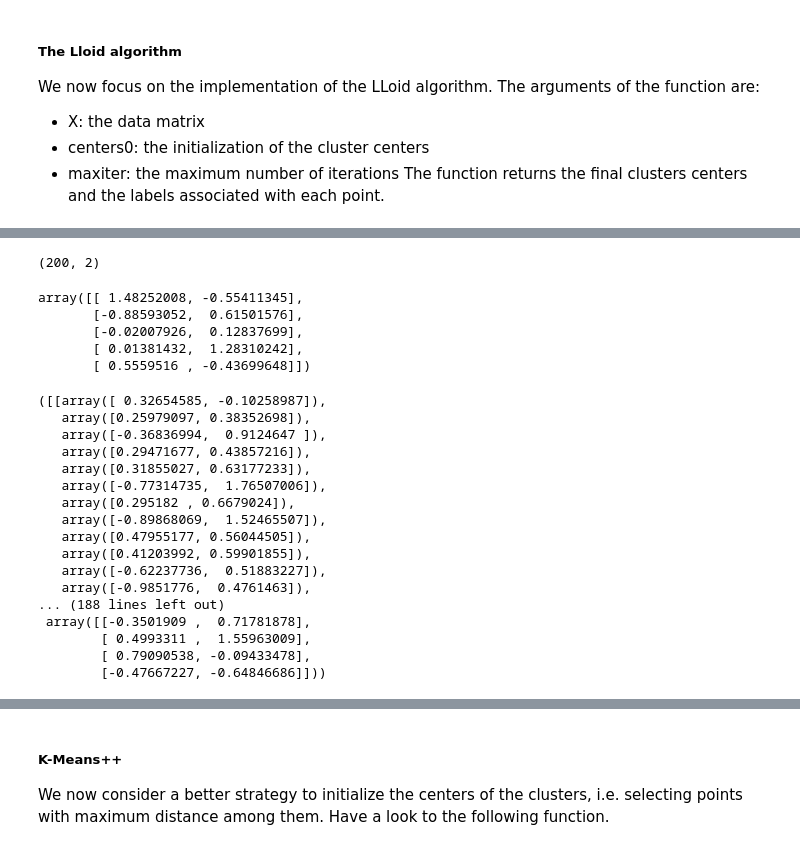
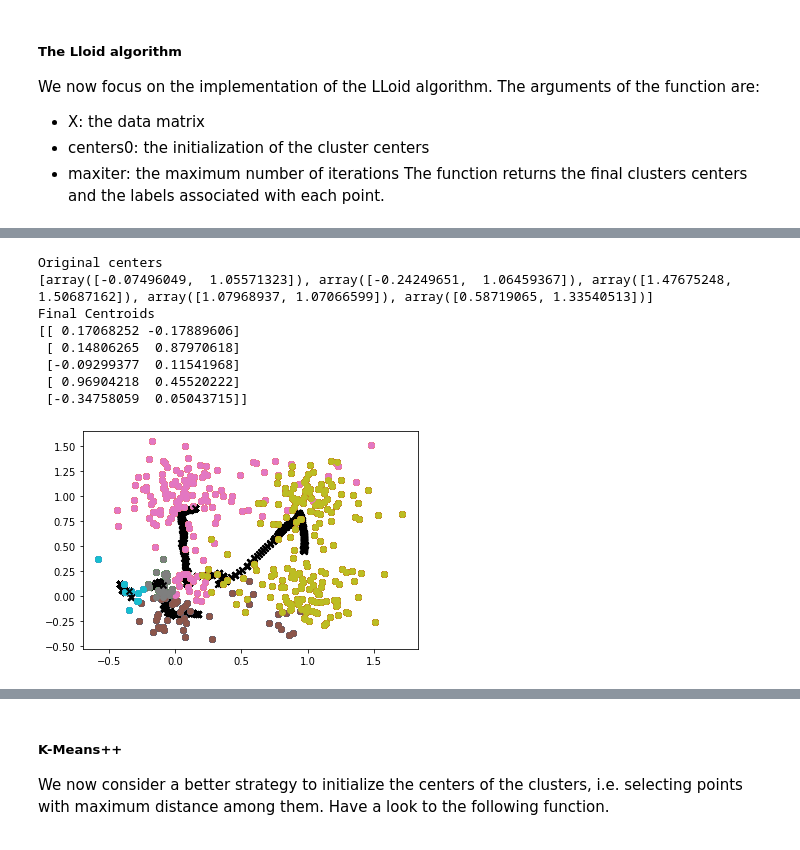
Before and after one commit to mosemb/MachineLearningAssignments, a Jupyter notebook: Lab8_KMeans.ipynb, the cells around one changed output, grey strips where cells are left out. Drawn from its saved outputs; the diff is of its cells as text; code cells hidden in the pictures.

```diff
--- a/Lab8_KMeans.ipynb
+++ b/Lab8_KMeans.ipynb
@@ -125,28 +52,0 @@ NameError: name 'centroids' is not defined
-# %%
-def _get_centroids(clusters,Xtr):
-
-    centroids = np.zeros((len(p), Xtr.shape[1]))
-    for idx, cluster in enumerate(clusters):
-        cluster_mean = np.mean(Xtr[cluster], axis=0)
-        centroids[cluster_idx] = cluster_mean
-    return centroids
-
-def new_centroids(clusters,X):
-    centroids = np.zeros((len(clusters),X.shape[1]))
-    for idx, i in enumerate(clusters):
-        mean_cluster = np.mean(X[i],axis=0)
-        centroids[idx] = mean_cluster
-    return centroids
-# %%
-Xtr.shape
-# %% [output]
-(200, 2)
-# %%
-#_get_centroids(p,Xtr)
-new_centroids(p,Xtr)
-# %% [output]
-array([[ 1.48252008, -0.55411345],
-       [-0.88593052,  0.61501576],
-       [-0.02007926,  0.12837699],
-       [ 0.01381432,  1.28310242],
-       [ 0.5559516 , -0.43699648]])
@@ -201,26 +116,18 @@ def new_centroids(clusters,X):
         mean_cluster = np.mean(X[i],axis=0)
         centroids[idx] = mean_cluster
     return centroids
-# %%
-Lloid(Xtr, 4, 8)
-# %% [output]
-([[array([ 0.32654585, -0.10258987]),
-   array([0.25979097, 0.38352698]),
-   array([-0.36836994,  0.9124647 ]),
-   array([0.29471677, 0.43857216]),
-   array([0.31855027, 0.63177233]),
-   array([-0.77314735,  1.76507006]),
-   array([0.295182 , 0.6679024]),
-   array([-0.89868069,  1.52465507]),
-   array([0.47955177, 0.56044505]),
-   array([0.41203992, 0.59901855]),
-   array([-0.62237736,  0.51883227]),
-   array([-0.9851776,  0.4761463]),
-... (188 lines left out)
- array([[-0.3501909 ,  0.71781878],
-        [ 0.4993311 ,  1.55963009],
-        [ 0.79090538, -0.09433478],
-        [-0.47667227, -0.64846686]]))
+# %%
+data = Lloid(X, 5, 3)
+# %% [output]
+Original centers
+[array([-0.07496049,  1.05571323]), array([-0.24249651,  1.06459367]), array([1.47675248, 1.50687162]), array([1.07968937, 1.07066599]), array([0.58719065, 1.33540513])]
+Final Centroids
+[[ 0.17068252 -0.17889606]
+ [ 0.14806265  0.87970618]
+ [-0.09299377  0.11541968]
+ [ 0.96904218  0.45520222]
+ [-0.34758059  0.05043715]]
+[figure, added]
 # %%
 # Build a dataset with at least 4 classes and plot it
 X, Y = mixGauss([[0,0], [0,1], [1,1], [1,0]], [0.2, 0.2, 0.2, 0.2], 100)
```
Also changed, not shown: parts of 21 cells of this notebook, 1 other file.
